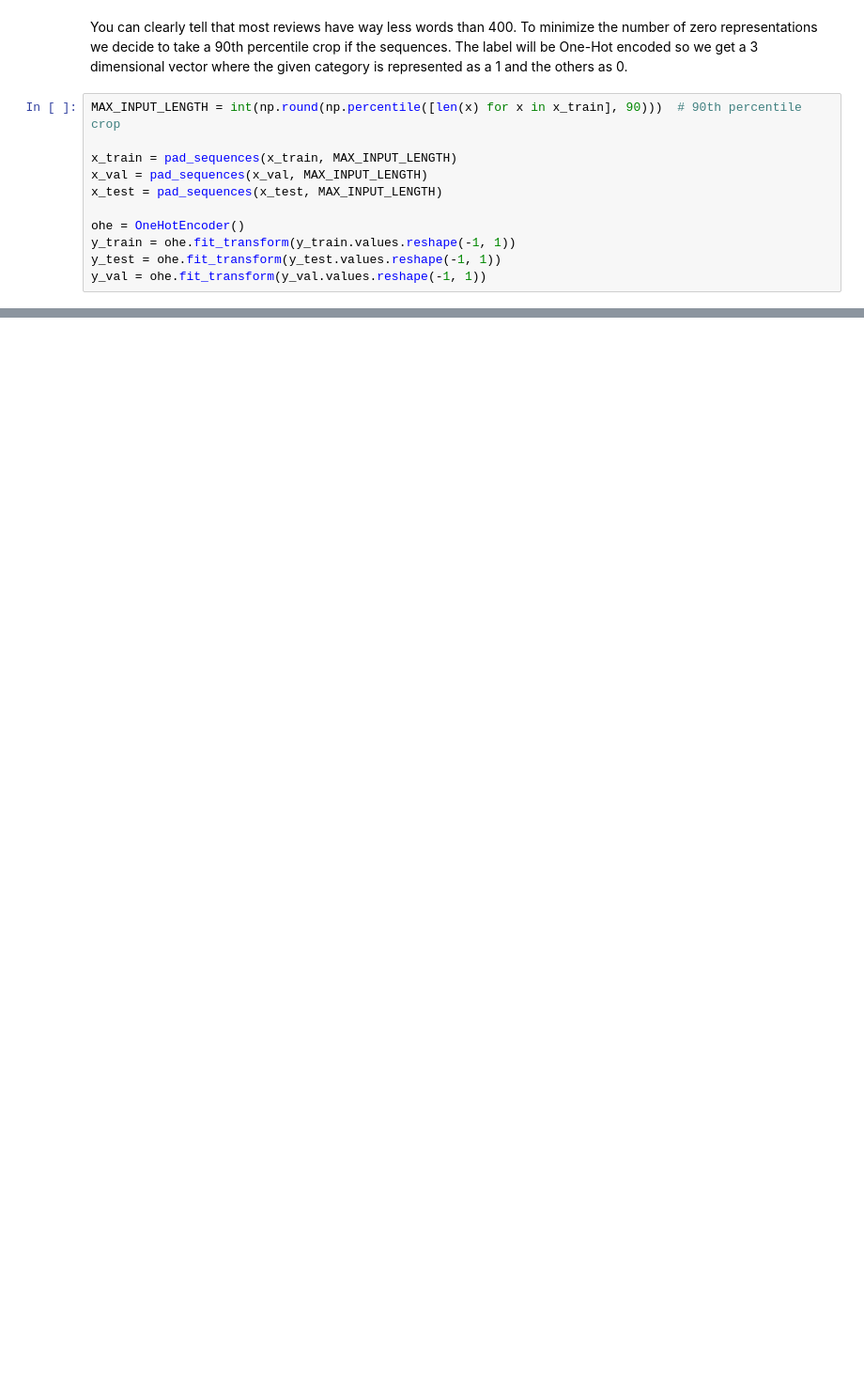
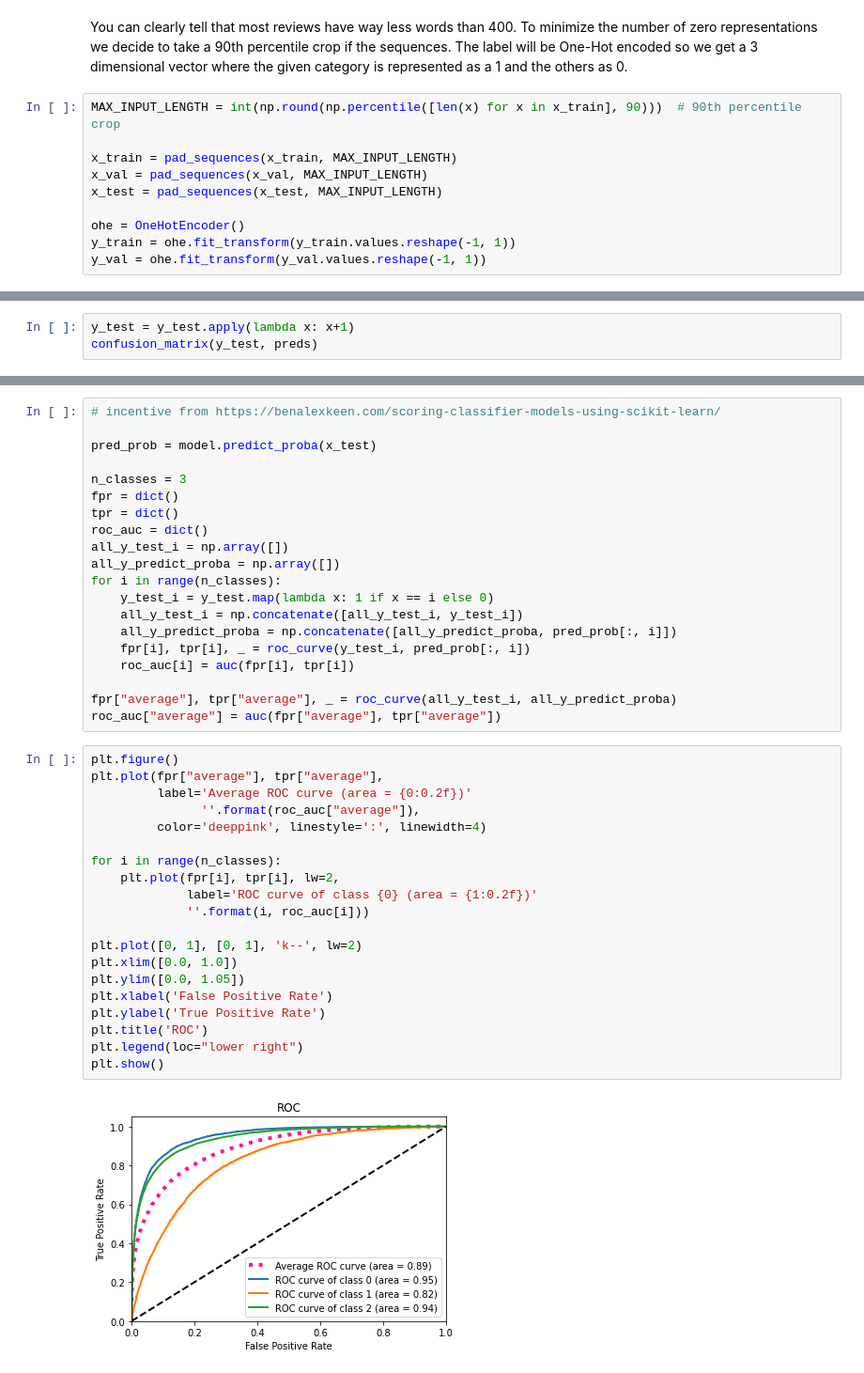
Before and after one commit to moritzwilksch/DL_Project_Yelp, a Jupyter notebook: notebook/demo.ipynb, the cells around one changed output, grey strips where cells are left out. Shown: that part at 94% size. Cells and saved outputs as stored; diff of their text form; blank space fills up the shorter version.

```diff
--- a/notebook/demo.ipynb
+++ b/notebook/demo.ipynb
@@ -201,7 +184,6 @@ x_test = pad_sequences(x_test, MAX_INPUT_LENGTH)
 
 ohe = OneHotEncoder()
 y_train = ohe.fit_transform(y_train.values.reshape(-1, 1))
-y_test = ohe.fit_transform(y_test.values.reshape(-1, 1))
 y_val = ohe.fit_transform(y_val.values.reshape(-1, 1))
 # %%
 BATCH_SIZE = 256
@@ -274,0 +260,3 @@ weighted avg       0.84      0.75      0.78     60000
+# %%
+y_test = y_test.apply(lambda x: x+1)
+confusion_matrix(y_test, preds)
@@ -274,0 +267,42 @@ weighted avg       0.84      0.75      0.78     60000
+# %%
+# incentive from https://benalexkeen.com/scoring-classifier-models-using-scikit-learn/
+
+pred_prob = model.predict_proba(x_test)
+
+n_classes = 3
+fpr = dict()
+tpr = dict()
+roc_auc = dict()
+all_y_test_i = np.array([])
+all_y_predict_proba = np.array([])
+for i in range(n_classes):
+    y_test_i = y_test.map(lambda x: 1 if x == i else 0)
+    all_y_test_i = np.concatenate([all_y_test_i, y_test_i])
+    all_y_predict_proba = np.concatenate([all_y_predict_proba, pred_prob[:, i]])
+    fpr[i], tpr[i], _ = roc_curve(y_test_i, pred_prob[:, i])
+    roc_auc[i] = auc(fpr[i], tpr[i])
+
+fpr["average"], tpr["average"], _ = roc_curve(all_y_test_i, all_y_predict_proba)
+roc_auc["average"] = auc(fpr["average"], tpr["average"])
+# %%
+plt.figure()
+plt.plot(fpr["average"], tpr["average"],
+         label='Average ROC curve (area = {0:0.2f})'
+               ''.format(roc_auc["average"]),
+         color='deeppink', linestyle=':', linewidth=4)
+
+for i in range(n_classes):
+    plt.plot(fpr[i], tpr[i], lw=2,
+             label='ROC curve of class {0} (area = {1:0.2f})'
+             ''.format(i, roc_auc[i]))
+
+plt.plot([0, 1], [0, 1], 'k--', lw=2)
+plt.xlim([0.0, 1.0])
+plt.ylim([0.0, 1.05])
+plt.xlabel('False Positive Rate')
+plt.ylabel('True Positive Rate')
+plt.title('ROC')
+plt.legend(loc="lower right")
+plt.show()
+# %% [output]
+[figure, added]
```
Also changed, not shown: parts of 10 cells of this notebook.
